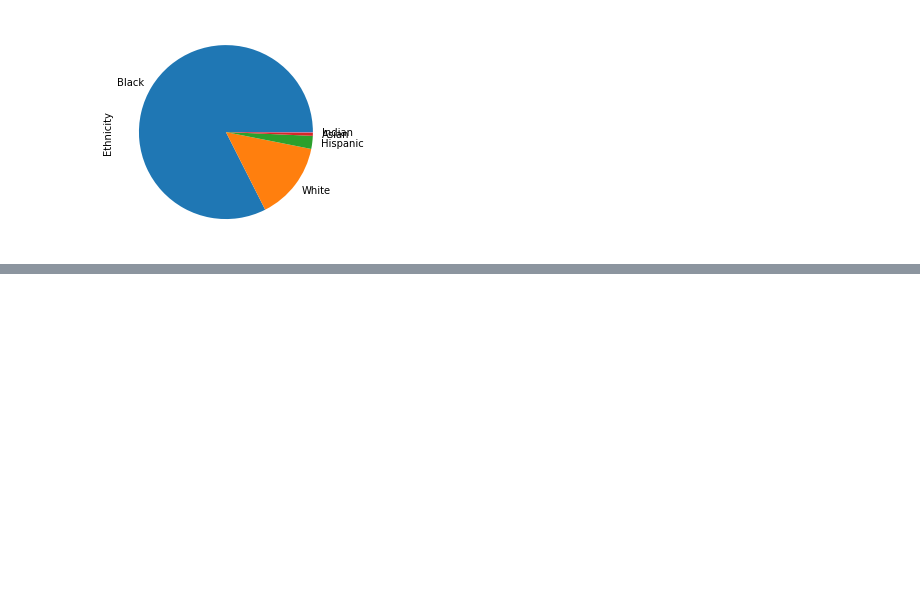
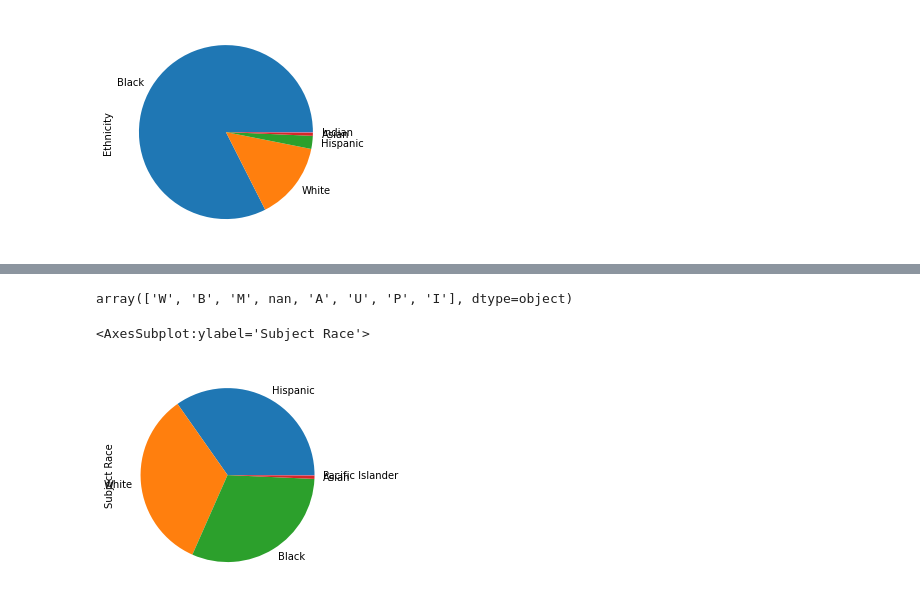
Before and after one commit to samuelkellum/FinalTutorial, a Jupyter notebook: _webpage/index.ipynb, the cells around one changed output, grey strips where cells are left out. Drawn from its saved outputs; the diff is of its cells as text; code cells hidden in the pictures; blank space fills up the shorter version.

```diff
--- a/_webpage/index.ipynb
+++ b/_webpage/index.ipynb
@@ -128,0 +137,23 @@ use_of_force_df["Ethnicity"].value_counts().plot.pie()
+# %%
+#Tidying data by dropping columns we don't plan on using
+austin_police_df = austin_police_df[["Subject Sex", "Subject Race", "Subject Ethnicity", "Subject Conduct Desc", "Subject Resistance", "Subject Effects", "X-Coordinate", "Y-Coordinate"]].copy()
+# %%
+austin_police_df["Subject Race"].unique()
+# %% [output]
+array(['W', 'B', 'M', nan, 'A', 'U', 'P', 'I'], dtype=object)
+# %%
+austin_police_df["Subject Race"] = austin_police_df["Subject Race"].map({
+    'W': 'White',
+    'B': 'Black',
+    'A': 'Asian',
+    'P': 'Pacific Islander',
+    'I': 'Indian'})
+# %%
+austin_police_df['Hispanic'] = austin_police_df["Subject Ethnicity"] == "H"
+# %%
+austin_police_df.loc[austin_police_df['Hispanic'] == True, 'Subject Race'] = "Hispanic"
+# %%
+austin_police_df["Subject Race"].value_counts().plot.pie()
+# %% [output]
+<AxesSubplot:ylabel='Subject Race'>
+[figure, added]
```
Also changed, not shown: parts of 23 cells of this notebook, 1 other file.
